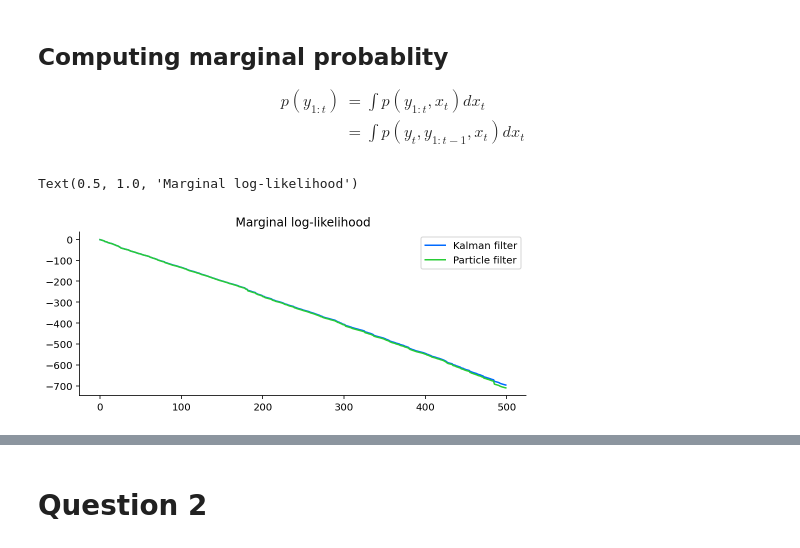
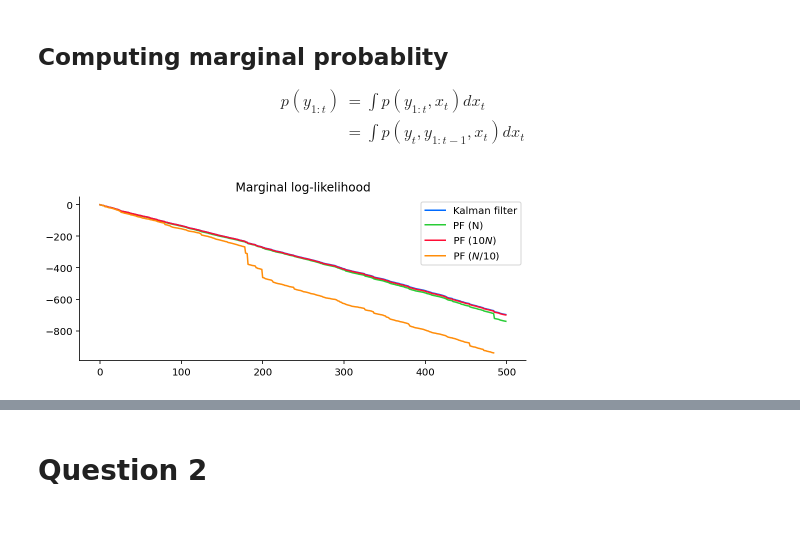
Before and after one commit to gerdm/misc, a Jupyter notebook: 2022-04/advanced-computational-methods.ipynb, the cells around one changed output, grey strips where cells are left out. Saved outputs shown, nothing was run; the diff lists cells and outputs as text; code cells hidden in the pictures.

```diff
--- a/2022-04/advanced-computational-methods.ipynb
+++ b/2022-04/advanced-computational-methods.ipynb
@@ -191,8 +187,8 @@ def smc_lssm(key, observations, ssm_config):
 
 We perfom Kalman filter to compare against our estimated posteriors using particle filtering
 # %%
-lds = LDS(jnp.array([[ssm.rho]]), jnp.array([1.0]),
-          jnp.array([[ssm.tau]]) ** 2, jnp.array([[ssm.sigma]]) ** 2,
+lds = LDS(jnp.array([[ssm_config.rho]]), jnp.array([1.0]),
+          jnp.array([[ssm_config.tau]]) ** 2, jnp.array([[ssm_config.sigma]]) ** 2,
           jnp.array([0.0]), jnp.array([[1.0]]))
 
 expected_value_kf, covariance_kf, marg_mean, marg_var = filter(lds, y_obs[:, None])
@@ -204,8 +200,6 @@ marg_mean = marg_mean.ravel()
 marg_var = marg_var.ravel()
 # %% [markdown]
 ## Estimating expected value
-# %%
-ssm_config = SSMConfig(rho=0.8, tau=1, sigma=0.1, n_particles=1_000)
 # %%
 # Sequential importance sampling
 sis_res = sis_lssm(key_sis, y_obs, ssm_config)
@@ -273,11 +273,20 @@ log_terms = log_weights - (y_obs[:, None] - smc_res["particles"]) ** 2 / (2 * ss
+# %%
+ssm_bigger = SSMConfig(rho=0.8, tau=1, sigma=0.1, n_particles=n_particles * 10)
+ssm_smaller = SSMConfig(rho=0.8, tau=1, sigma=0.1, n_particles=n_particles // 10)
+
+smc_bigger = smc_lssm(key_smc, y_obs, ssm_bigger)
+smc_smaller = smc_lssm(key_smc, y_obs, ssm_smaller)
 # %%
 marginal_ll_pf = jnp.log(jnp.exp(smc_res["log_weights"]).mean(axis=1)).cumsum()
+marginal_ll_pf_bigger = jnp.log(jnp.exp(smc_bigger["log_weights"]).mean(axis=1)).cumsum()
+marginal_ll_pf_smaller = jnp.log(jnp.exp(smc_smaller["log_weights"]).mean(axis=1)).cumsum()
 marginal_ll_kf = stats.norm.logpdf(y_obs, marg_mean, jnp.sqrt(marg_var + ssm_config.sigma ** 2)).cumsum()
 # %%
 plt.plot(marginal_ll_kf, label="Kalman filter")
-plt.plot(marginal_ll_pf, label="Particle filter")
-plt.legend()
+plt.plot(marginal_ll_pf, label="PF (N)")
+plt.plot(marginal_ll_pf_bigger, label="PF ($10N$)")
+plt.plot(marginal_ll_pf_smaller, label="PF ($N/10$)")
 plt.title("Marginal log-likelihood")
+plt.legend();
 # %% [output]
-Text(0.5, 1.0, 'Marginal log-likelihood')
-[figure, old version]
+[figure, new version]
```
Also changed, not shown: parts of 25 cells of this notebook.
